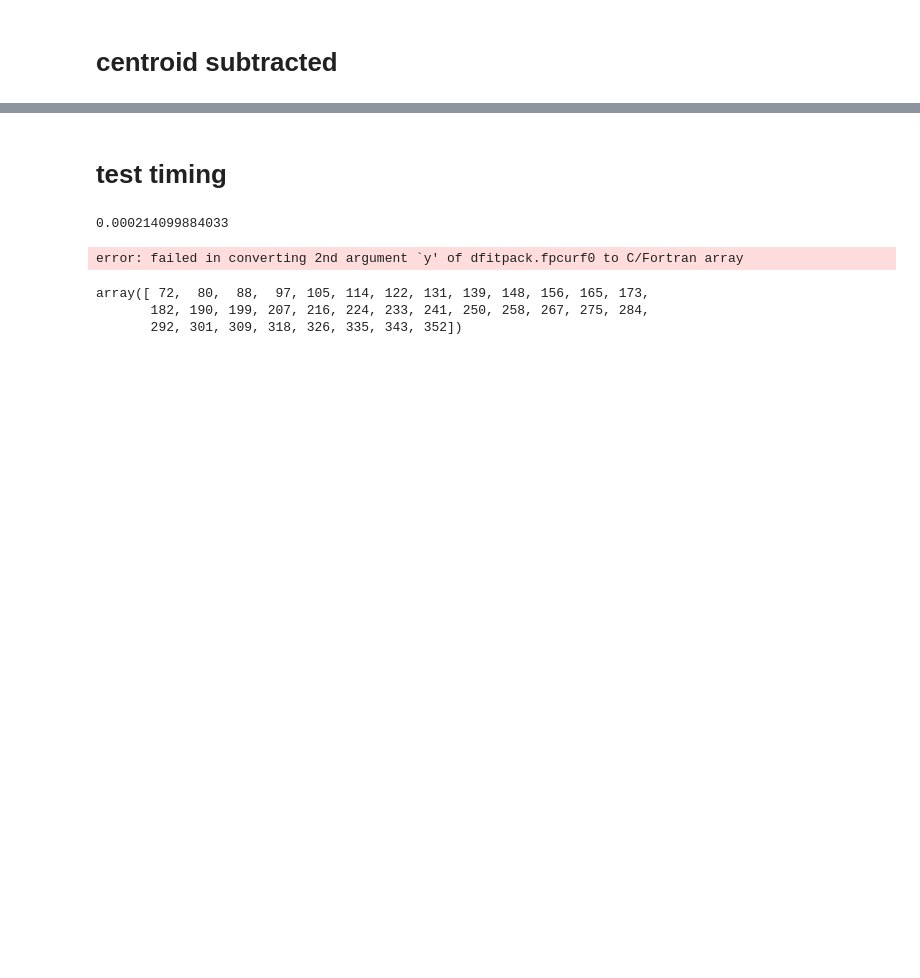
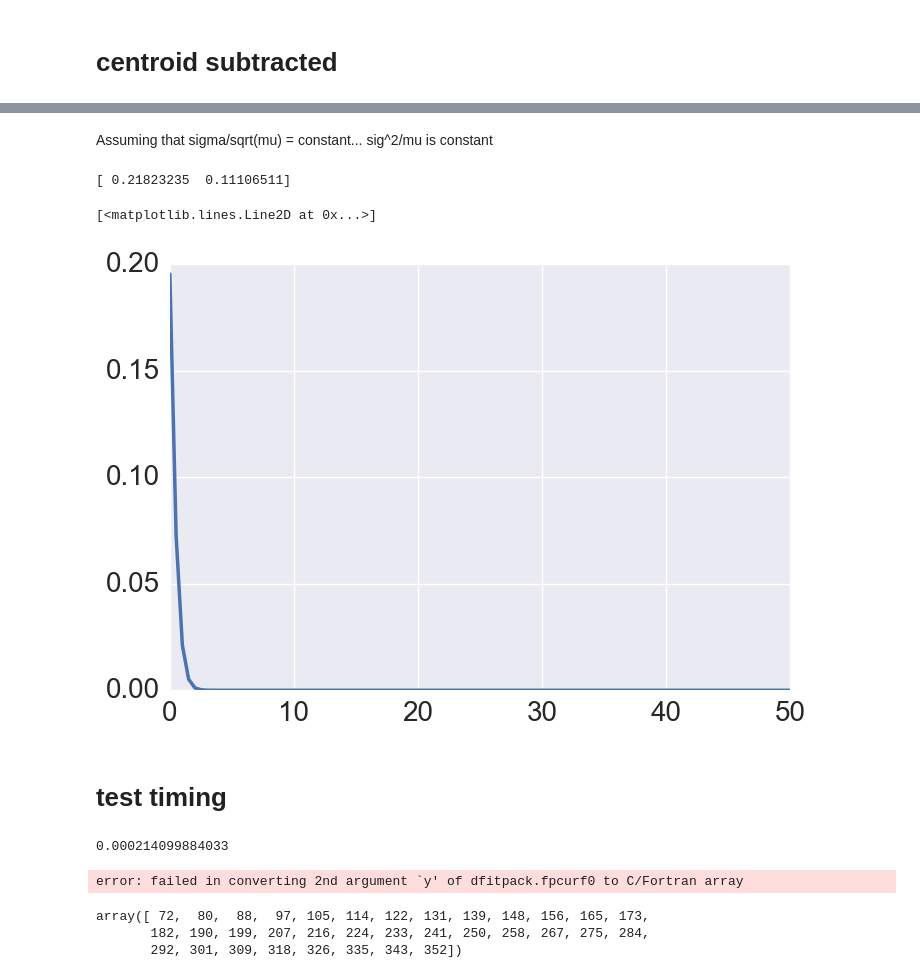
Before and after one commit to attdobi/PyNotebooks, a Jupyter notebook: zenysis/Malaria-outliers.ipynb, the cells around one changed output, grey strips where cells are left out. Saved outputs shown, nothing was run; the diff lists cells and outputs as text; code cells hidden in the pictures; blank space fills up the shorter version.

```diff
--- a/zenysis/Malaria-outliers.ipynb
+++ b/zenysis/Malaria-outliers.ipynb
@@ -309,3 +481,17 @@ plt.show()
+# %% [markdown]
+Assuming that sigma/sqrt(mu) = constant... sig^2/mu is constant
+# %%
+print popt
+
+xfit = linspace(0, 50, 100)
+amp = popt[0]
+lamb = popt[1]
+p = amp * (lamb**xfit/factorial(xfit)) * np.exp(-lamb)
+plt.plot(xfit, p)
+# %% [output]
+[ 0.21823235  0.11106511]
+[<matplotlib.lines.Line2D at 0x...>]
+[figure, added]
 # %% [markdown]
 <h1> test timing </h1>
 # %%
```
Also changed, not shown: parts of 11 cells of this notebook, 2 other files.
